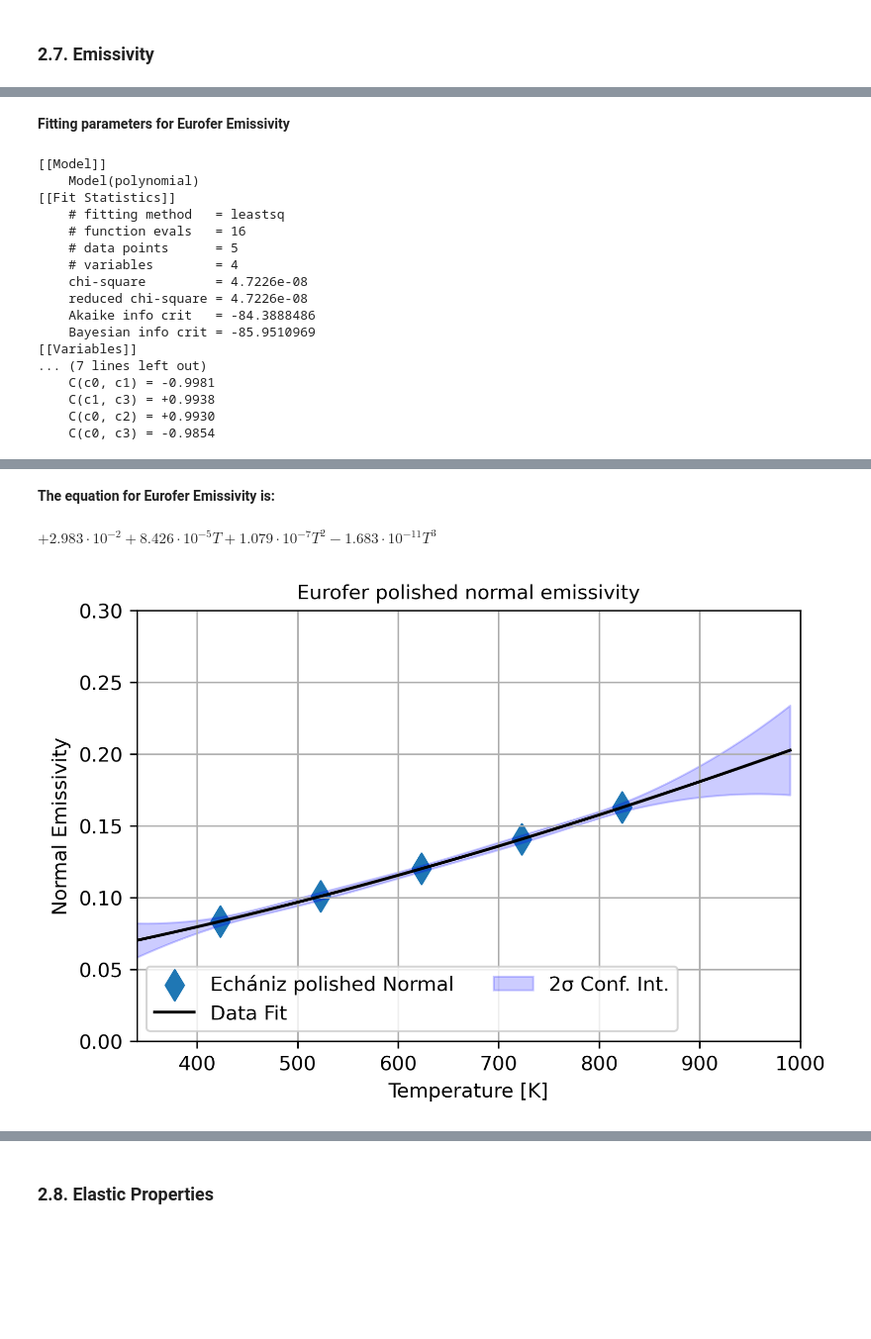
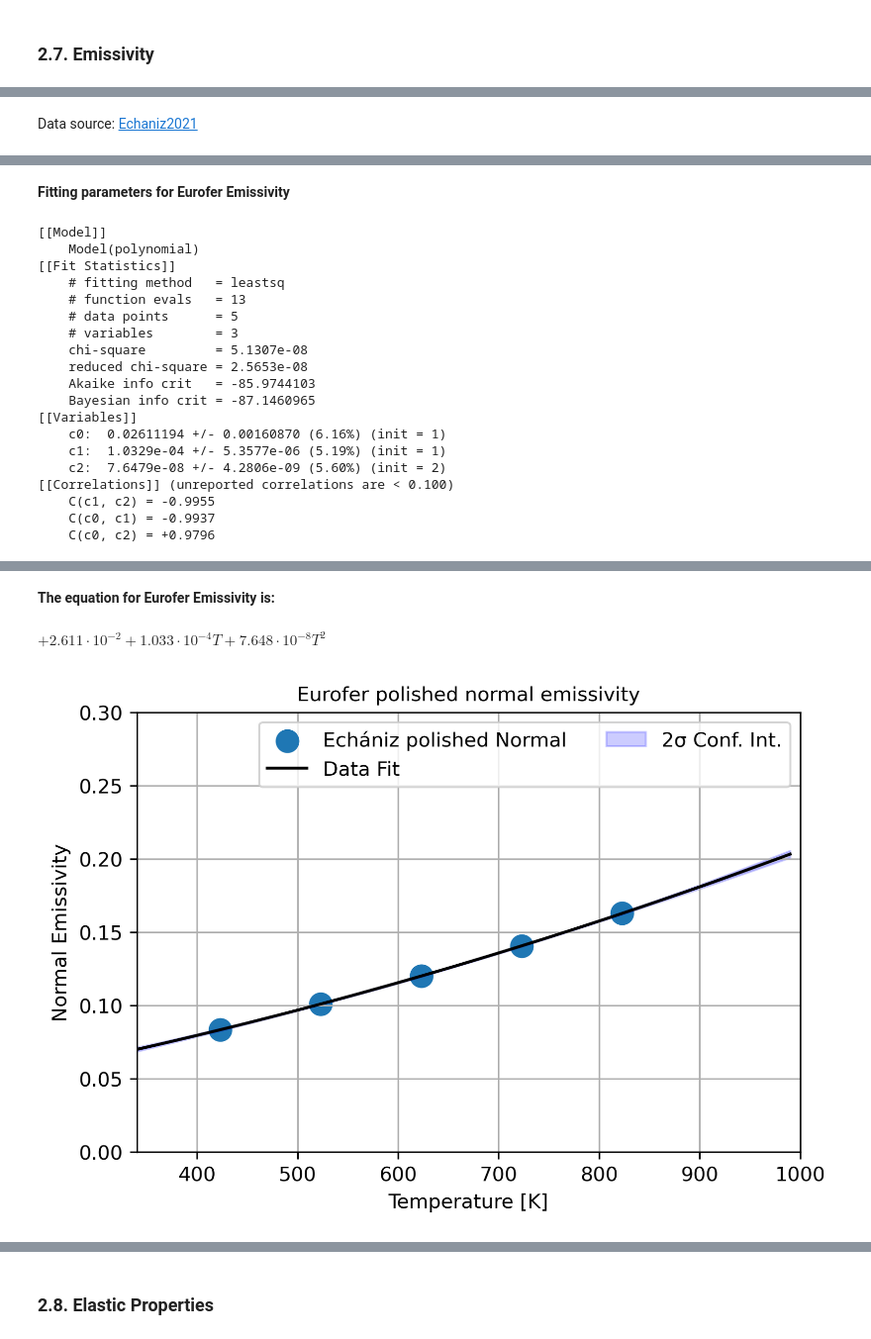
Before and after one commit to Ghoniem-Org/DatabaseCodes, a Jupyter notebook: Jupyter/Eurofer_1_1.ipynb, the cells around one changed output, grey strips where cells are left out. Shown at 99% size. Cells and saved outputs as stored; diff of their text form; code cells hidden in the pictures; blank space fills up the shorter version.

```diff
--- a/Jupyter/Eurofer_1_1.ipynb
+++ b/Jupyter/Eurofer_1_1.ipynb
@@ -736,10 +688,10 @@ y_label = r'Normal Emissivity'
 x_lim=[340, 1000]
 y_lim=[0, 0.3]
 data_labels = ['Echániz polished Normal']
+display(Markdown('Data source: [Echaniz2021](https://drive.google.com/file/d/1R--IcJwy-Frr6Qgmk2nLzMMtuwO5uZSP/view?usp=sharing)'))
 
 vars_x = variables[::2]
 vars_y = variables[1::2]
-
 
 # Creating lists with only the first column
 x_data_list = [vars_x[2]]
@@ -750,11 +702,11 @@ Y_data = y_data_list
 data_marker_sizes = [2*m_size] * len(x_data_list)
 
 # Fit the data
-p = [1, 1, 1, 1]
+p = [1, 1, 1]
 fit_result = get_model_fit_and_print_it(T_data, Y_data, fit_func='poly', param_initials=p, method='leastsq',\
     material_name=material_name, property_name=material_property, eq_digits=4, print_bool=True)
 
 plot_data(x_data_list, y_data_list, T, fit_result, f_size, data_marker_sizes,\
           x_label, y_label, x_lim, y_lim, data_labels,\
-          'Eurofer polished normal emissivity','lower left', legend_font_size= 10)
+          'Eurofer polished normal emissivity','best', legend_font_size= 10)
 # %% [output]
@@ -762,28 +714,31 @@ plot_data(x_data_list, y_data_list, T, fit_result, f_size, data_marker_sizes,\
 | 0 | 473.100872 | 0.180080 | 430.136986 | 0.116901 | ... |
 | 1 | 573.225405 | 0.214688 | 524.283935 | 0.128974 | ... |
 | 2 | 672.976339 | 0.245272 | 624.034869 | 0.142656 | ... |
 | 3 | 772.727273 | 0.273843 | 724.906600 | 0.156338 | ... |
 | 4 | 872.851806 | 0.302012 | 820.921544 | 0.176459 | ... |
+Data source: [Echaniz2021](https://drive.google.com/file/d/1R--IcJwy-Frr6Qgmk2nLzMMtuwO5uZSP/view?usp=sharing)
 [interactive output not drawn]
-**Fitting parameters for Eurofer Emissivity**
+**Fitting parameters for Eurofer Emissivity**
 [[Model]]
     Model(polynomial)
 [[Fit Statistics]]
     # fitting method   = leastsq
-    # function evals   = 16
+    # function evals   = 13
     # data points      = 5
-    # variables        = 4
-    chi-square         = 4.7226e-08
-    reduced chi-square = 4.7226e-08
-    Akaike info crit   = -84.3888486
-    Bayesian info crit = -85.9510969
+    # variables        = 3
+    chi-square         = 5.1307e-08
+    reduced chi-square = 2.5653e-08
+    Akaike info crit   = -85.9744103
+    Bayesian info crit = -87.1460965
 [[Variables]]
-... (7 lines left out)
-    C(c0, c1) = -0.9981
-    C(c1, c3) = +0.9938
-    C(c0, c2) = +0.9930
-    C(c0, c3) = -0.9854
+    c0:  0.02611194 +/- 0.00160870 (6.16%) (init = 1)
+    c1:  1.0329e-04 +/- 5.3577e-06 (5.19%) (init = 1)
+    c2:  7.6479e-08 +/- 4.2806e-09 (5.60%) (init = 2)
+[[Correlations]] (unreported correlations are < 0.100)
+    C(c1, c2) = -0.9955
+    C(c0, c1) = -0.9937
+    C(c0, c2) = +0.9796
 [interactive output not drawn]
-**The equation for Eurofer Emissivity is:**
-$\boxed{ + 2.983 \cdot 10^{-2} + 8.426 \cdot 10^{-5} T + 1.079 \cdot 10^{-7} T^{2} - 1.683 \cdot 10^{-11} T^{3}  }$
+**The equation for Eurofer Emissivity is:**
+$\boxed{ + 2.611 \cdot 10^{-2} + 1.033 \cdot 10^{-4} T + 7.648 \cdot 10^{-8} T^{2}  }$
-[figure, old version]
+[figure, new version]
```
Also changed, not shown: parts of 16 cells of this notebook, 4 other files.
